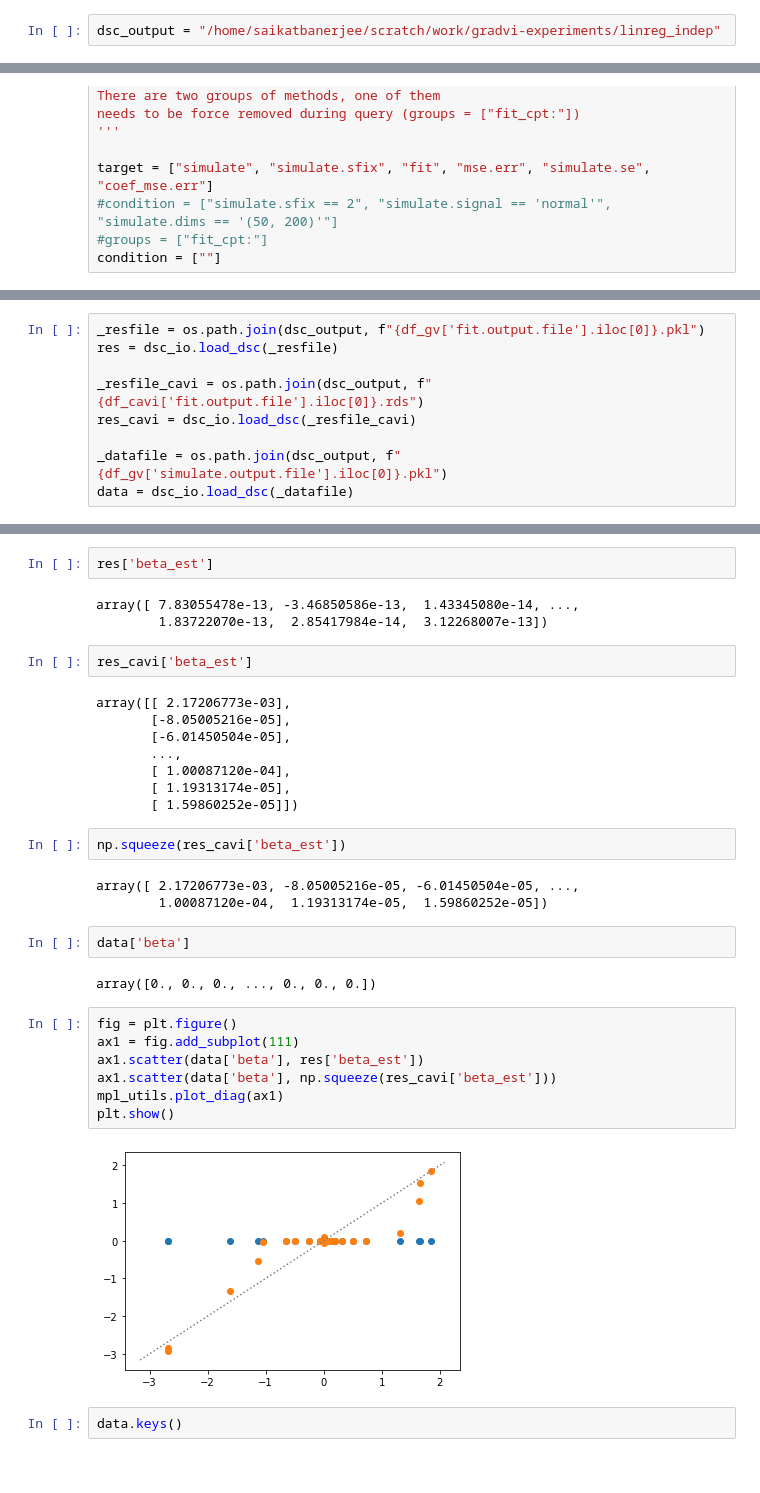
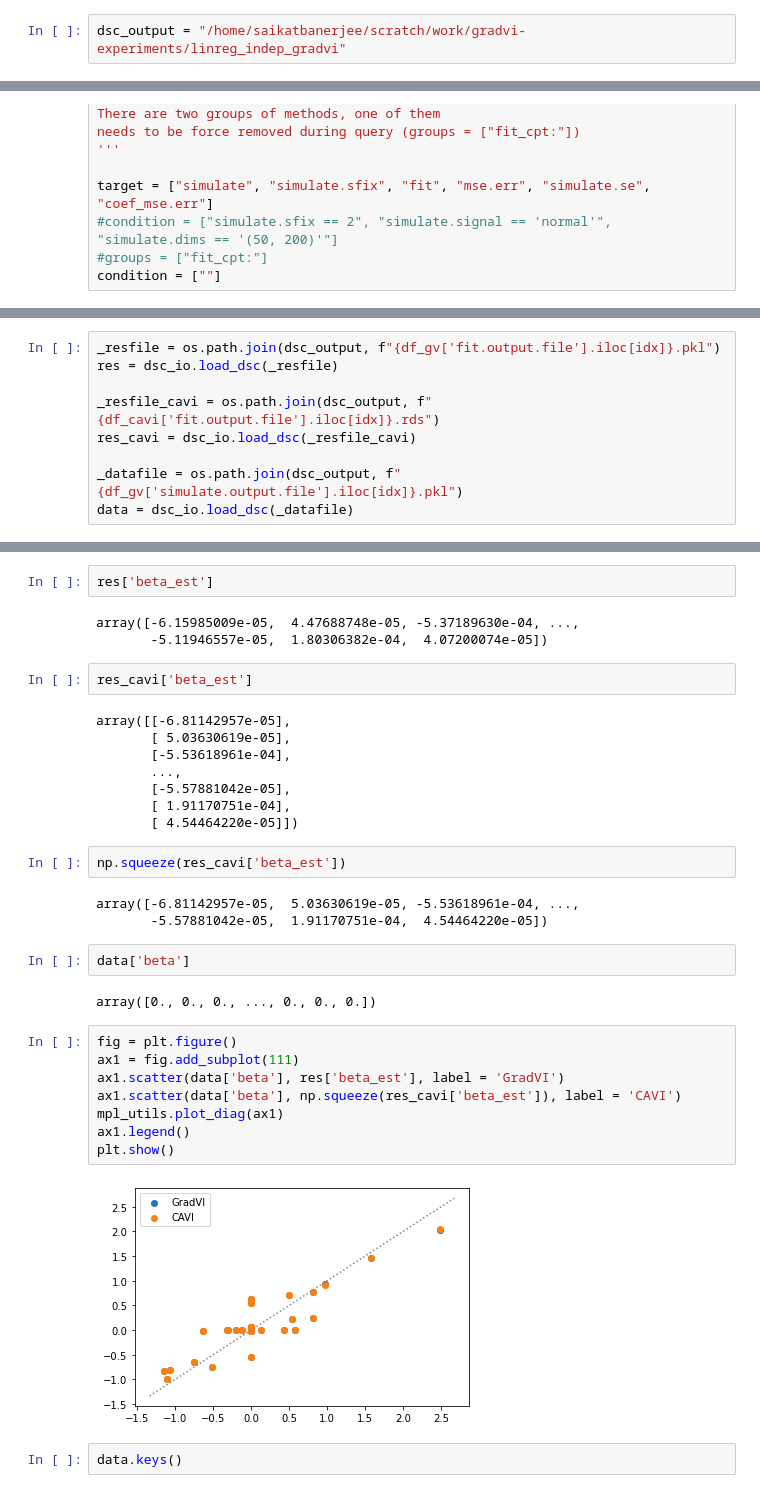
Before and after one commit to banskt/gradvi-experiments, a Jupyter notebook: analysis/dsc_output_gradvi_compound.ipynb, the cells around one changed output, grey strips where cells are left out. Cells and saved outputs as stored; diff of their text form.

```diff
--- a/analysis/dsc_output_gradvi_compound.ipynb
+++ b/analysis/dsc_output_gradvi_compound.ipynb
@@ -19,5 +27,5 @@ sys.path.append('../dsc/functions/')
 # %%
-dsc_output = "/home/saikatbanerjee/scratch/work/gradvi-experiments/linreg_indep"
+dsc_output = "/home/saikatbanerjee/scratch/work/gradvi-experiments/linreg_indep_gradvi"
 # %%
 db = os.path.join(dsc_output, os.path.basename(os.path.normpath(dsc_output)) + ".db")
 print(db)
@@ -77,9 +74,9 @@ df_cavi['fit.output.file'].iloc[0]
 # %%
-_resfile = os.path.join(dsc_output, f"{df_gv['fit.output.file'].iloc[0]}.pkl")
+_resfile = os.path.join(dsc_output, f"{df_gv['fit.output.file'].iloc[idx]}.pkl")
 res = dsc_io.load_dsc(_resfile)
 
-_resfile_cavi = os.path.join(dsc_output, f"{df_cavi['fit.output.file'].iloc[0]}.rds")
+_resfile_cavi = os.path.join(dsc_output, f"{df_cavi['fit.output.file'].iloc[idx]}.rds")
 res_cavi = dsc_io.load_dsc(_resfile_cavi)
 
-_datafile = os.path.join(dsc_output, f"{df_gv['simulate.output.file'].iloc[0]}.pkl")
+_datafile = os.path.join(dsc_output, f"{df_gv['simulate.output.file'].iloc[idx]}.pkl")
 data = dsc_io.load_dsc(_datafile)
@@ -86,23 +90,23 @@ data = dsc_io.load_dsc(_datafile)
 # %%
 res['beta_est']
 # %% [output]
-array([ 7.83055478e-13, -3.46850586e-13,  1.43345080e-14, ...,
-        1.83722070e-13,  2.85417984e-14,  3.12268007e-13])
+array([-6.15985009e-05,  4.47688748e-05, -5.37189630e-04, ...,
+       -5.11946557e-05,  1.80306382e-04,  4.07200074e-05])
 # %%
 res_cavi['beta_est']
 # %% [output]
-array([[ 2.17206773e-03],
-       [-8.05005216e-05],
-       [-6.01450504e-05],
+array([[-6.81142957e-05],
+       [ 5.03630619e-05],
+       [-5.53618961e-04],
        ...,
-       [ 1.00087120e-04],
-       [ 1.19313174e-05],
-       [ 1.59860252e-05]])
+       [-5.57881042e-05],
+       [ 1.91170751e-04],
+       [ 4.54464220e-05]])
 # %%
 np.squeeze(res_cavi['beta_est'])
 # %% [output]
-array([ 2.17206773e-03, -8.05005216e-05, -6.01450504e-05, ...,
-        1.00087120e-04,  1.19313174e-05,  1.59860252e-05])
+array([-6.81142957e-05,  5.03630619e-05, -5.53618961e-04, ...,
+       -5.57881042e-05,  1.91170751e-04,  4.54464220e-05])
 # %%
 data['beta']
 # %% [output]
@@ -110,12 +114,13 @@ array([0., 0., 0., ..., 0., 0., 0.])
 # %%
 fig = plt.figure()
 ax1 = fig.add_subplot(111)
-ax1.scatter(data['beta'], res['beta_est'])
-ax1.scatter(data['beta'], np.squeeze(res_cavi['beta_est']))
+ax1.scatter(data['beta'], res['beta_est'], label = 'GradVI')
+ax1.scatter(data['beta'], np.squeeze(res_cavi['beta_est']), label = 'CAVI')
 mpl_utils.plot_diag(ax1)
+ax1.legend()
 plt.show()
 # %% [output]
-[figure, old version]
+[figure, new version]
 # %%
 data.keys()
 # %% [output]
```
Also changed, not shown: parts of 34 cells of this notebook, 2 other files.
